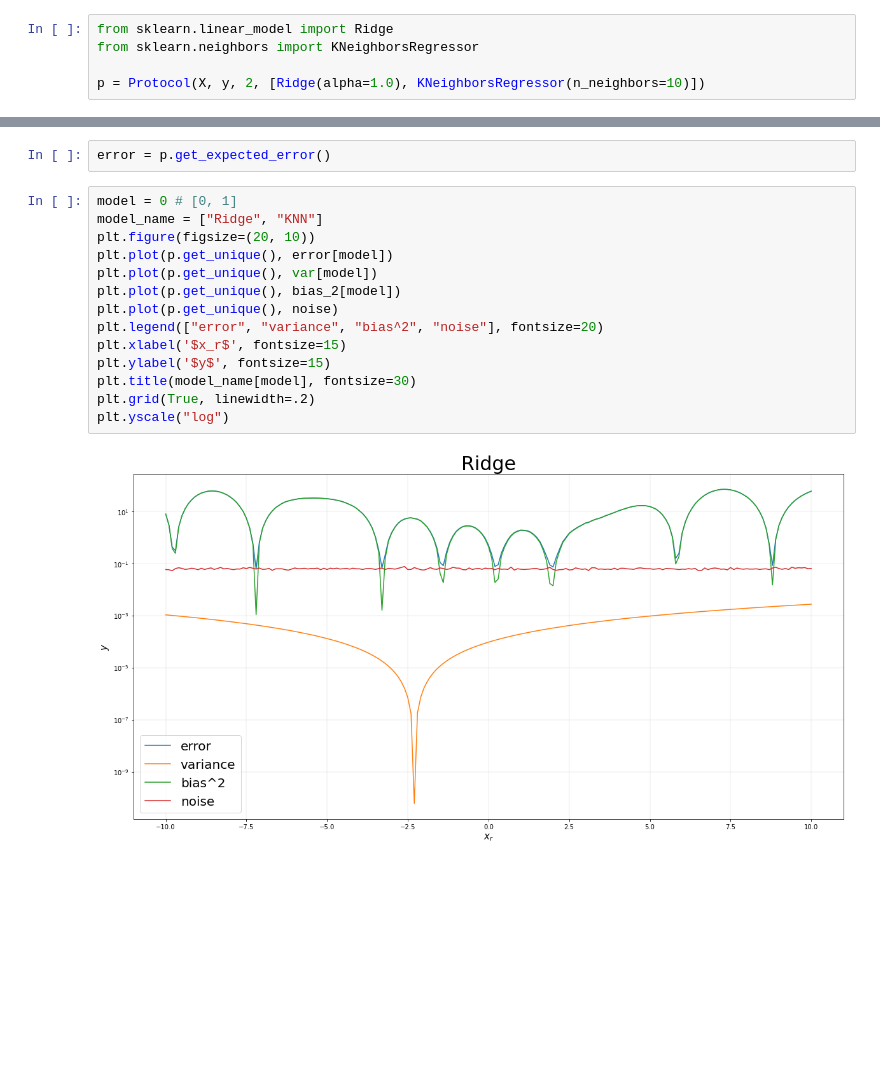
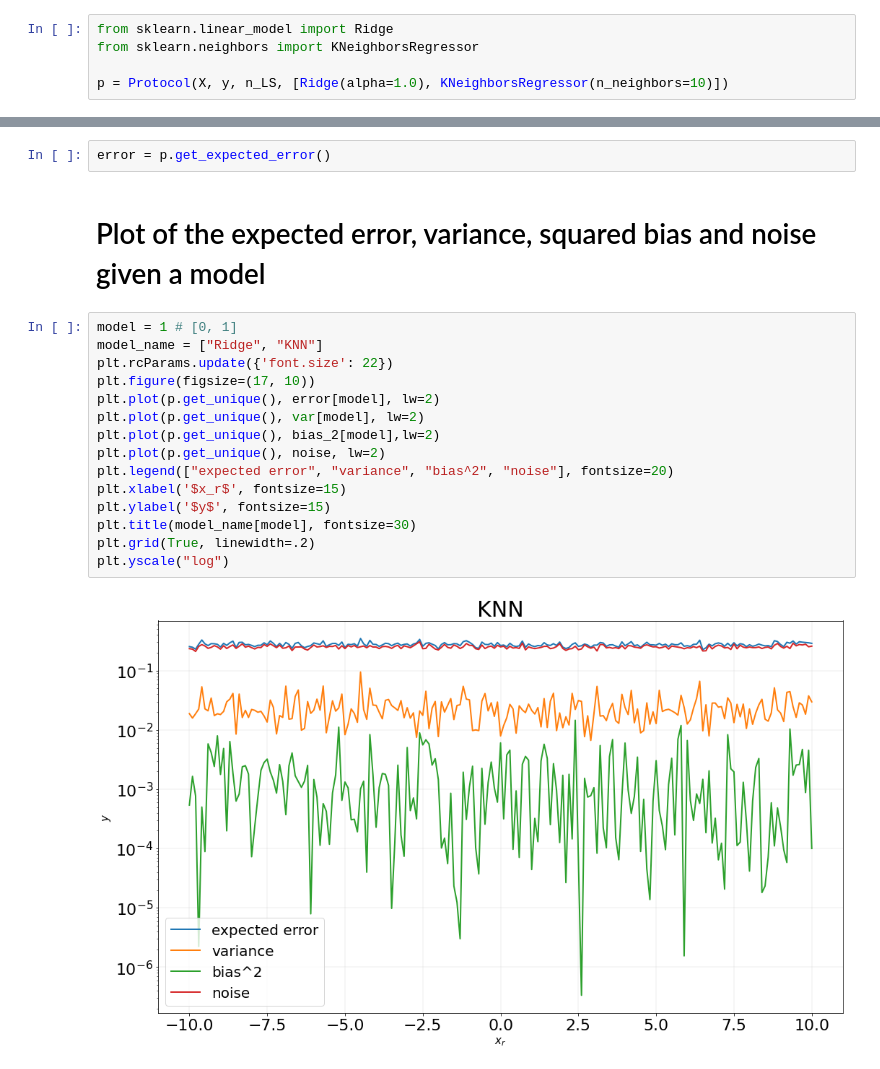
Before and after one commit to Julien-Gustin/ELEN0062-Machine-Learning, a Jupyter notebook: P2/src/2.ipynb, the cells around one changed output, grey strips where cells are left out. Drawn from its saved outputs; the diff is of its cells as text; blank space fills up the shorter version.

Commit message:
protocol

```diff
--- a/P2/src/2.ipynb
+++ b/P2/src/2.ipynb
@@ -27,26 +27,29 @@ X, y = make_data(N_samples=N_samples*n_LS)
 from sklearn.linear_model import Ridge
 from sklearn.neighbors import KNeighborsRegressor
 
-p = Protocol(X, y, 2, [Ridge(alpha=1.0), KNeighborsRegressor(n_neighbors=10)])
+p = Protocol(X, y, n_LS, [Ridge(alpha=1.0), KNeighborsRegressor(n_neighbors=10)])
 # %%
 noise = p.get_noise()
 # %%
 var, bias_2 = p.get_variance_bias()
 # %%
 error = p.get_expected_error()
+# %% [markdown]
+# Plot of the expected error, variance, squared bias and noise given a model
 # %%
-model = 0 # [0, 1]
+model = 1 # [0, 1]
 model_name = ["Ridge", "KNN"]
-plt.figure(figsize=(20, 10))
-plt.plot(p.get_unique(), error[model])
-plt.plot(p.get_unique(), var[model])
-plt.plot(p.get_unique(), bias_2[model])
-plt.plot(p.get_unique(), noise)
-plt.legend(["error", "variance", "bias^2", "noise"], fontsize=20)
+plt.rcParams.update({'font.size': 22})
+plt.figure(figsize=(17, 10))
+plt.plot(p.get_unique(), error[model], lw=2)
+plt.plot(p.get_unique(), var[model], lw=2)
+plt.plot(p.get_unique(), bias_2[model],lw=2)
+plt.plot(p.get_unique(), noise, lw=2)
+plt.legend(["expected error", "variance", "bias^2", "noise"], fontsize=20)
 plt.xlabel('$x_r$', fontsize=15)
 plt.ylabel('$y$', fontsize=15)
 plt.title(model_name[model], fontsize=30)
 plt.grid(True, linewidth=.2)
 plt.yscale("log")
 # %% [output]
-[figure, old version]
+[figure, new version]
```
Also changed, not shown: parts of 5 cells of this notebook, 5 other files.
